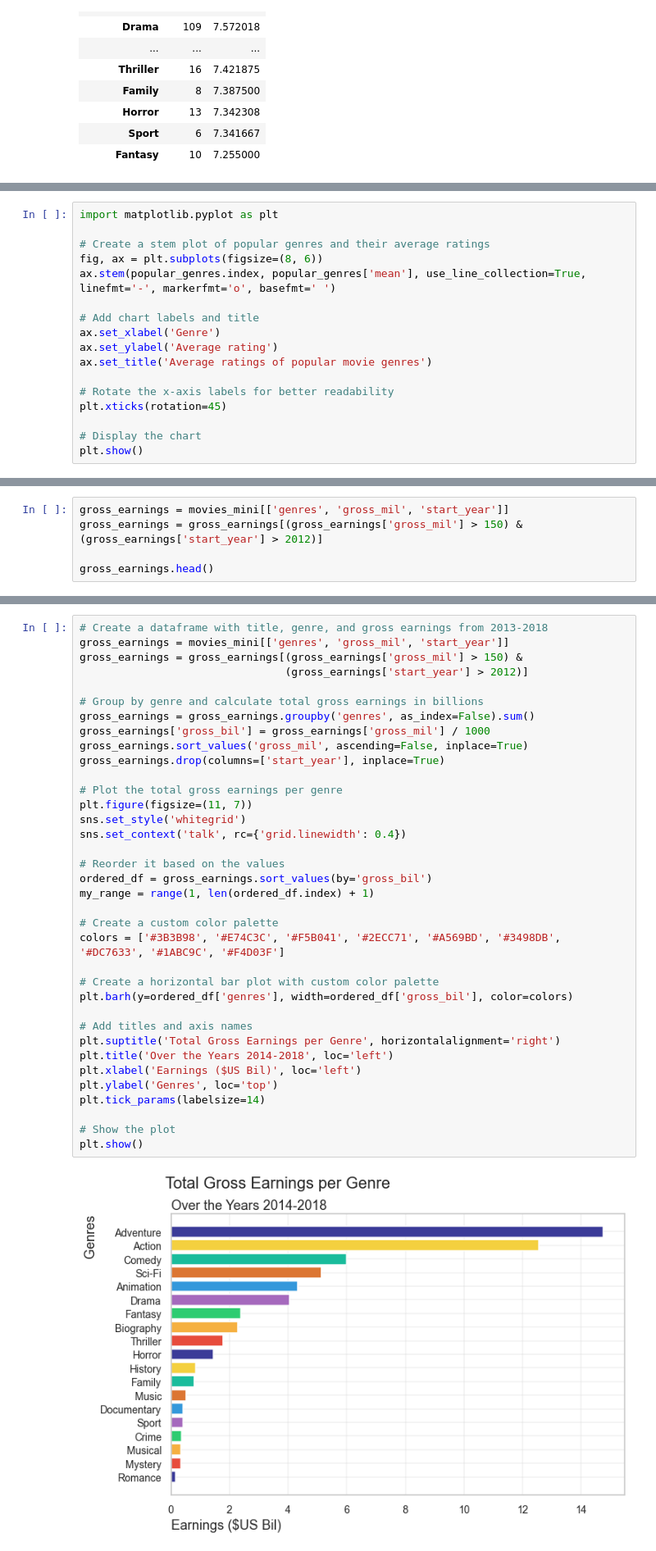
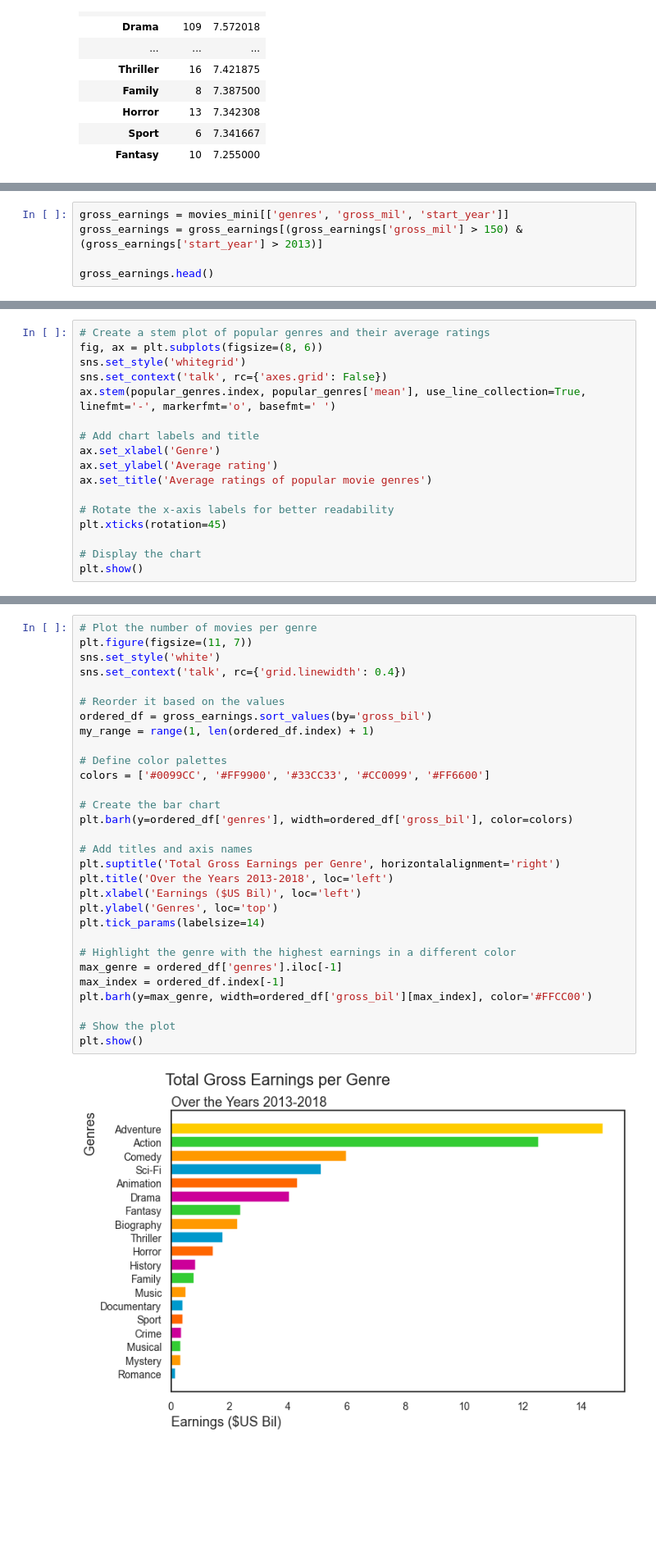
Before and after one commit to MuiruKamau/Microsoft_Movie_Analysis, a Jupyter notebook: dsc-phase1-project-template.ipynb, the cells around one changed output, grey strips where cells are left out. Shown: that part at 82% size. Drawn from its saved outputs; the diff is of its cells as text; blank space fills up the shorter version.

```diff
--- a/dsc-phase1-project-template.ipynb
+++ b/dsc-phase1-project-template.ipynb
@@ -597,0 +562,6 @@ genre_ratings
+# %%
+gross_earnings = movies_mini[['genres', 'gross_mil', 'start_year']]
+gross_earnings = gross_earnings[(gross_earnings['gross_mil'] > 150) &
+(gross_earnings['start_year'] > 2013)]
+
+gross_earnings.head()
@@ -598,8 +688,8 @@ genre_ratings
 # %%
-import matplotlib.pyplot as plt
-
 # Create a stem plot of popular genres and their average ratings
 fig, ax = plt.subplots(figsize=(8, 6))
+sns.set_style('whitegrid')
+sns.set_context('talk', rc={'axes.grid': False})
 ax.stem(popular_genres.index, popular_genres['mean'], use_line_collection=True, linefmt='-', markerfmt='o', basefmt=' ')
 
 # Add chart labels and title
@@ -617,6 +706,0 @@ plt.show()
-# %%
-gross_earnings = movies_mini[['genres', 'gross_mil', 'start_year']]
-gross_earnings = gross_earnings[(gross_earnings['gross_mil'] > 150) &
-(gross_earnings['start_year'] > 2012)]
-
-gross_earnings.head()
@@ -663,38 +713,32 @@ gross_earnings
 # %%
-# Create a dataframe with title, genre, and gross earnings from 2013-2018
-gross_earnings = movies_mini[['genres', 'gross_mil', 'start_year']]
-gross_earnings = gross_earnings[(gross_earnings['gross_mil'] > 150) &
-                                (gross_earnings['start_year'] > 2012)]
-
-# Group by genre and calculate total gross earnings in billions
-gross_earnings = gross_earnings.groupby('genres', as_index=False).sum()
-gross_earnings['gross_bil'] = gross_earnings['gross_mil'] / 1000
-gross_earnings.sort_values('gross_mil', ascending=False, inplace=True)
-gross_earnings.drop(columns=['start_year'], inplace=True)
-
-# Plot the total gross earnings per genre
+# Plot the number of movies per genre
 plt.figure(figsize=(11, 7))
-sns.set_style('whitegrid')
+sns.set_style('white')
 sns.set_context('talk', rc={'grid.linewidth': 0.4})
 
 # Reorder it based on the values
 ordered_df = gross_earnings.sort_values(by='gross_bil')
 my_range = range(1, len(ordered_df.index) + 1)
 
-# Create a custom color palette
-colors = ['#3B3B98', '#E74C3C', '#F5B041', '#2ECC71', '#A569BD', '#3498DB', '#DC7633', '#1ABC9C', '#F4D03F']
+# Define color palettes
+colors = ['#0099CC', '#FF9900', '#33CC33', '#CC0099', '#FF6600']
 
-# Create a horizontal bar plot with custom color palette
+# Create the bar chart
 plt.barh(y=ordered_df['genres'], width=ordered_df['gross_bil'], color=colors)
 
 # Add titles and axis names
 plt.suptitle('Total Gross Earnings per Genre', horizontalalignment='right')
-plt.title('Over the Years 2014-2018', loc='left')
+plt.title('Over the Years 2013-2018', loc='left')
 plt.xlabel('Earnings ($US Bil)', loc='left')
 plt.ylabel('Genres', loc='top')
 plt.tick_params(labelsize=14)
 
+# Highlight the genre with the highest earnings in a different color
+max_genre = ordered_df['genres'].iloc[-1]
+max_index = ordered_df.index[-1]
+plt.barh(y=max_genre, width=ordered_df['gross_bil'][max_index], color='#FFCC00')
+
 # Show the plot
 plt.show()
 # %% [output]
-[figure, old version]
+[figure, new version]
```
Also changed, not shown: parts of 61 cells of this notebook.
